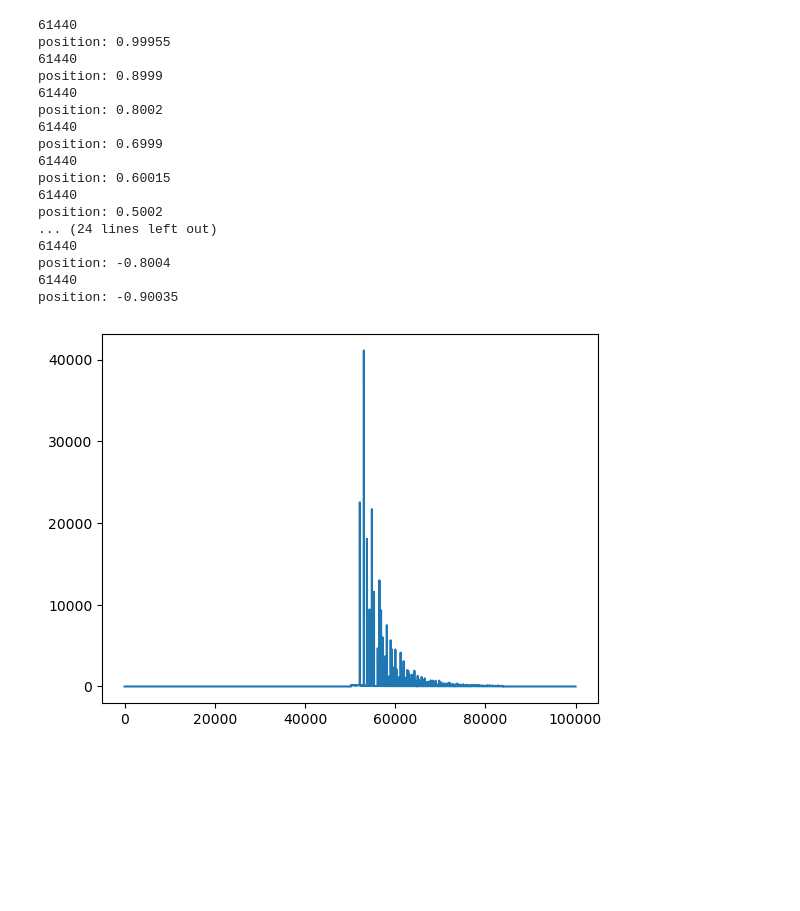
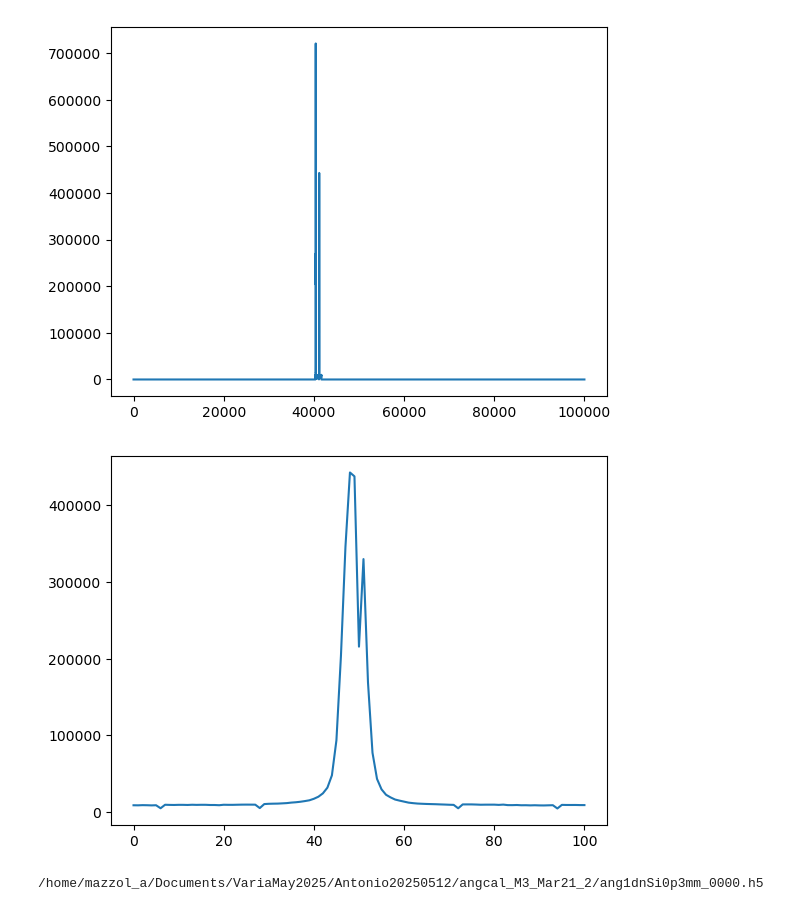
Before and after one commit to slsdetectorgroup/anglecalibration, a Jupyter notebook: python/examples/calibration.ipynb, the cells around one changed output. Drawn from its saved outputs; the diff is of its cells as text; code cells hidden in the pictures; blank space fills up the shorter version.

```diff
--- a/python/examples/calibration.ipynb
+++ b/python/examples/calibration.ipynb
@@ -67,26 +55,20 @@ position: 0.99955
+# %%
+anglecalibration.base_peak_angle = -31.73 # random base peak from visualization
+
+#plot for module 3
+redistributed_photon_counts = anglecalibration.redistribute_photon_counts_to_fixed_angle_width_bins(frame, 3)
+plot(redistributed_photon_counts)
+
+#plot base peak for module 3
+redistributed_photon_counts = anglecalibration.redistributed_photon_counts_in_base_peak_ROI(frame, 3)
+plot(redistributed_photon_counts)
+# %% [output]
+[figure, added]
+[figure, added]
 # %%
-file_list = ["ang1up_22keV_LaB60p3mm_48M_a_03" + str(i) + ".h5" for i in range(20,40)]
-anglecalibration.calculate_fixed_bin_angle_width_histogram(file_list)
+file_list = [str(file_path) + "/ang1dnSi0p3mm_" + f"{i:04}" + ".h5" for i in range(0,1001)]
 
-new_photon_counts = anglecalibration.new_photon_counts
-
-plot(new_photon_counts)
+#calibrate for module 3
+anglecalibration.calibrate(file_list, -31.73, 3) # careful should only be run without ANGCAL_PLOT enabled
 # %% [output]
-61440
-position: 0.99955
-61440
-position: 0.8999
-61440
-position: 0.8002
-61440
-position: 0.6999
-61440
-position: 0.60015
-61440
-position: 0.5002
-... (24 lines left out)
-61440
-position: -0.8004
-61440
-position: -0.90035
+/home/mazzol_a/Documents/VariaMay2025/Antonio20250512/angcal_M3_Mar21_2/ang1dnSi0p3mm_0000.h5
-[figure, removed]
```
Also changed, not shown: parts of 6 cells of this notebook, 4 other files.
